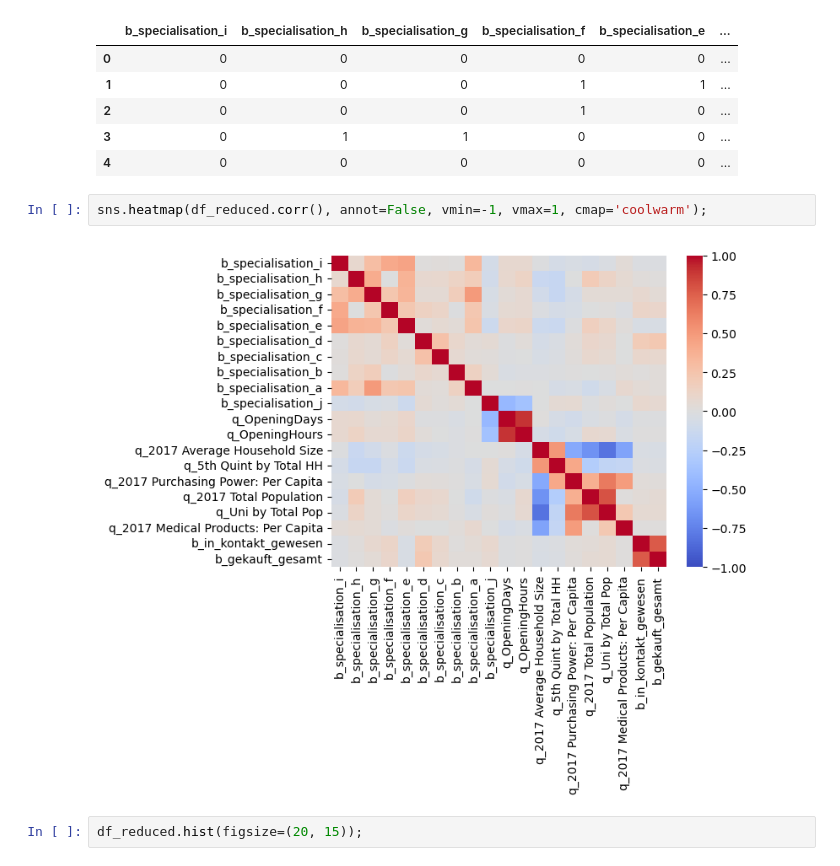
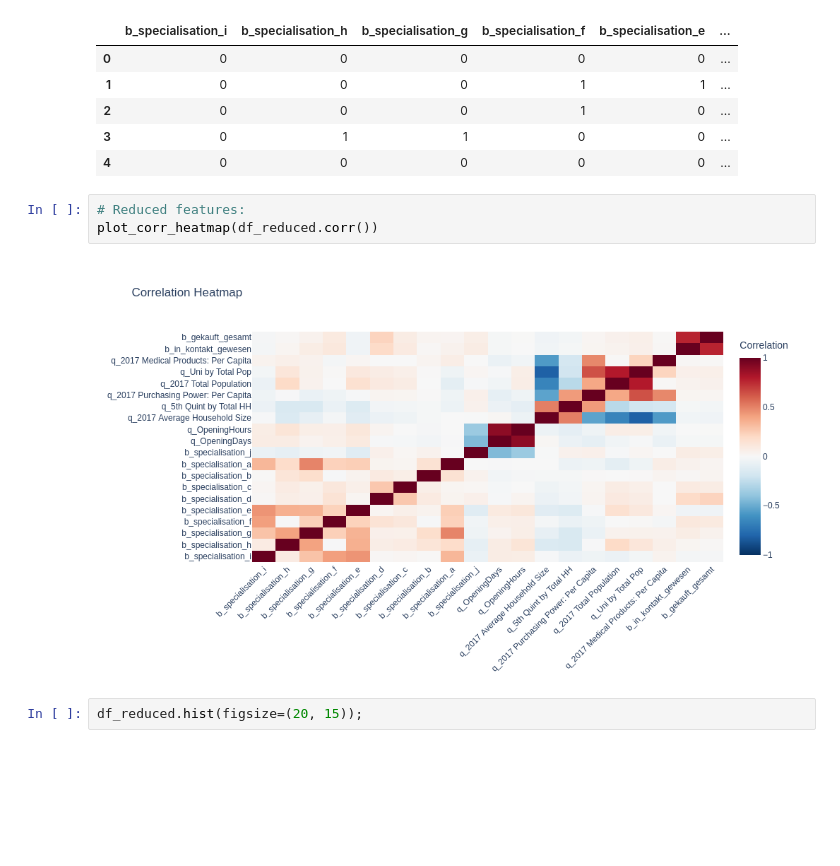
Before and after one commit to kalemaria/customer_lead_generator, a Jupyter notebook: customer_lead_generator_eda.ipynb, the cells around one changed output. Drawn from its saved outputs; the diff is of its cells as text; blank space fills up the shorter version.

```diff
--- a/customer_lead_generator_eda.ipynb
+++ b/customer_lead_generator_eda.ipynb
@@ -341,10 +372,11 @@ df_reduced.head()
 | 2 | 0 | 0 | 0 | 1 | 0 | ... |
 | 3 | 0 | 1 | 1 | 0 | 0 | ... |
 | 4 | 0 | 0 | 0 | 0 | 0 | ... |
-# %%
-sns.heatmap(df_reduced.corr(), annot=False, vmin=-1, vmax=1, cmap='coolwarm');
-# %% [output]
-[figure, removed]
+# %%
+# Reduced features:
+plot_corr_heatmap(df_reduced.corr())
+# %% [output]
+[figure, added]
 # %%
 df_reduced.hist(figsize=(20, 15));
 # %% [output]
```
Also changed, not shown: parts of 15 cells of this notebook, 2 other files.
